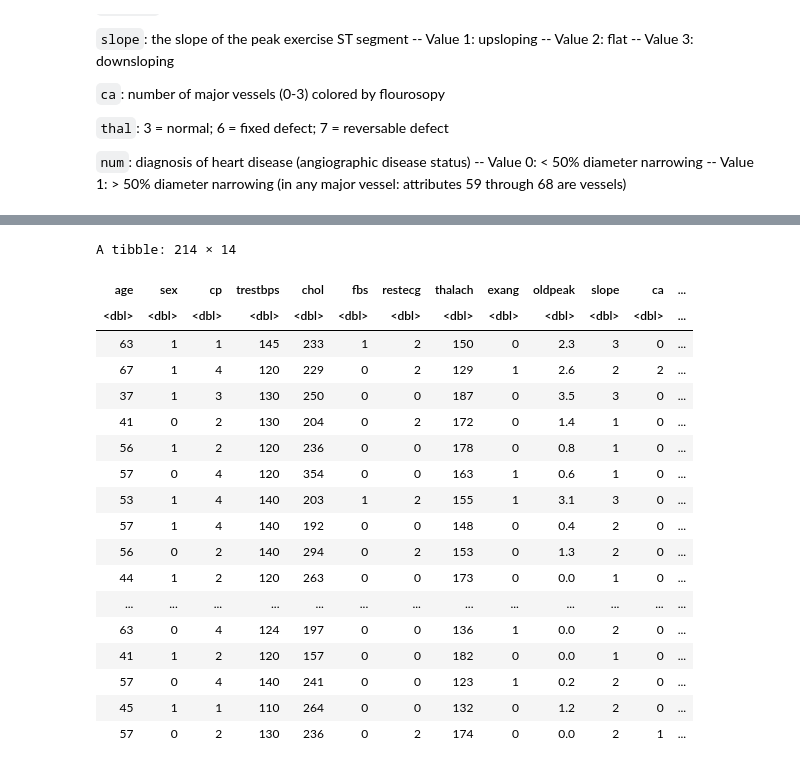
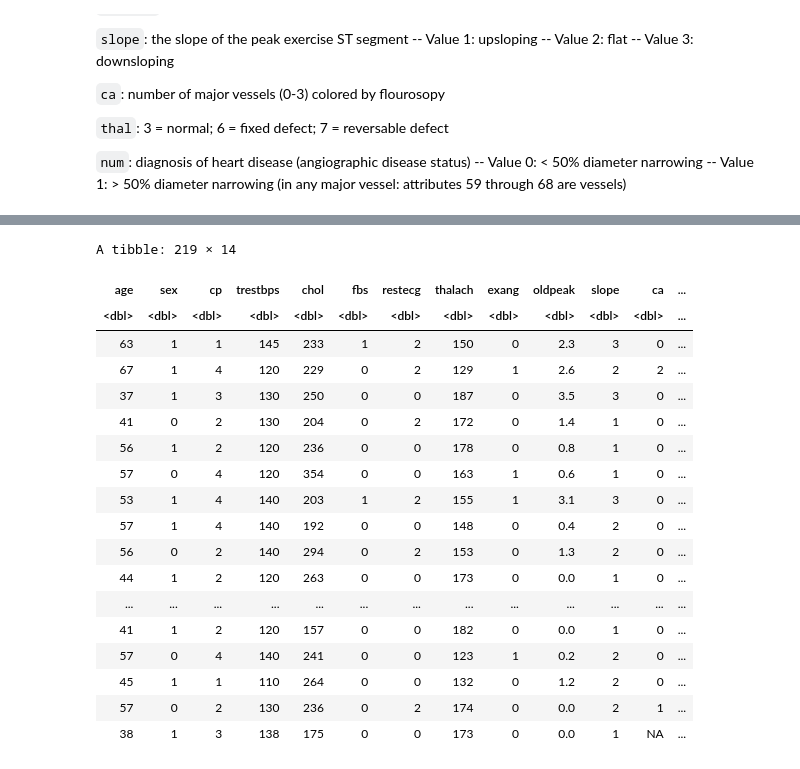
Before and after one commit to TimWei12/Group_25_project, a Jupyter notebook: Project proposal.ipynb, the cells around one changed output, grey strips where cells are left out. Saved outputs shown, nothing was run; the diff lists cells and outputs as text; code cells hidden in the pictures.

```diff
--- a/Project proposal.ipynb
+++ b/Project proposal.ipynb
@@ -44,7 +44,7 @@ library(RColorBrewer)
 # %%
 H_D_cleveland <- read_csv("https://raw.githubusercontent.com/TimWei12/Group_25_project/main/processed.cleveland.data",
                           col_names=c("age", "sex", "cp","trestbps", "chol", "fbs", "restecg","thalach", "exang", "oldpeak", "slope", "ca", "thal", "num")) |>
-    filter(ca != "?" & thal != "?") |>
+    # filter(ca != "?" & thal != "?") |>
     filter(num == 1 | num == 0) |>
     mutate(num = as.factor(num), ca = as.double(ca), thal = as.double(thal)) |>
     mutate(num = fct_recode(num, "Normal" = "0", "Abnormal" = "1"))
@@ -61,22 +68,22 @@ dbl (12): age, sex, cp, trestbps, chol, fbs, restecg, thalach, exang, oldpea...
-A tibble: 214 × 14
+A tibble: 219 × 14
 | age | sex | cp | trestbps | chol | fbs | restecg | thalach | exang | oldpeak | slope | ca | ... |
 | <dbl> | <dbl> | <dbl> | <dbl> | <dbl> | <dbl> | <dbl> | <dbl> | <dbl> | <dbl> | <dbl> | <dbl> | ... |
 | 63 | 1 | 1 | 145 | 233 | 1 | 2 | 150 | 0 | 2.3 | 3 | 0 | ... |
 | 67 | 1 | 4 | 120 | 229 | 0 | 2 | 129 | 1 | 2.6 | 2 | 2 | ... |
 | 37 | 1 | 3 | 130 | 250 | 0 | 0 | 187 | 0 | 3.5 | 3 | 0 | ... |
 | 41 | 0 | 2 | 130 | 204 | 0 | 2 | 172 | 0 | 1.4 | 1 | 0 | ... |
 | 56 | 1 | 2 | 120 | 236 | 0 | 0 | 178 | 0 | 0.8 | 1 | 0 | ... |
 | 57 | 0 | 4 | 120 | 354 | 0 | 0 | 163 | 1 | 0.6 | 1 | 0 | ... |
 | 53 | 1 | 4 | 140 | 203 | 1 | 2 | 155 | 1 | 3.1 | 3 | 0 | ... |
 | 57 | 1 | 4 | 140 | 192 | 0 | 0 | 148 | 0 | 0.4 | 2 | 0 | ... |
 | 56 | 0 | 2 | 140 | 294 | 0 | 2 | 153 | 0 | 1.3 | 2 | 0 | ... |
 | 44 | 1 | 2 | 120 | 263 | 0 | 0 | 173 | 0 | 0.0 | 1 | 0 | ... |
 | ... | ... | ... | ... | ... | ... | ... | ... | ... | ... | ... | ... | ... |
-| 63 | 0 | 4 | 124 | 197 | 0 | 0 | 136 | 1 | 0.0 | 2 | 0 | ... |
 | 41 | 1 | 2 | 120 | 157 | 0 | 0 | 182 | 0 | 0.0 | 1 | 0 | ... |
 | 57 | 0 | 4 | 140 | 241 | 0 | 0 | 123 | 1 | 0.2 | 2 | 0 | ... |
 | 45 | 1 | 1 | 110 | 264 | 0 | 0 | 132 | 0 | 1.2 | 2 | 0 | ... |
 | 57 | 0 | 2 | 130 | 236 | 0 | 2 | 174 | 0 | 0.0 | 2 | 1 | ... |
+| 38 | 1 | 3 | 138 | 175 | 0 | 0 | 173 | 0 | 0.0 | 1 | NA | ... |
 # %%
 set.seed(3456)
 cleveland_split <- initial_split(H_D_cleveland, prop = 0.75, strata = num)
```
Also changed, not shown: parts of 9 cells of this notebook.
